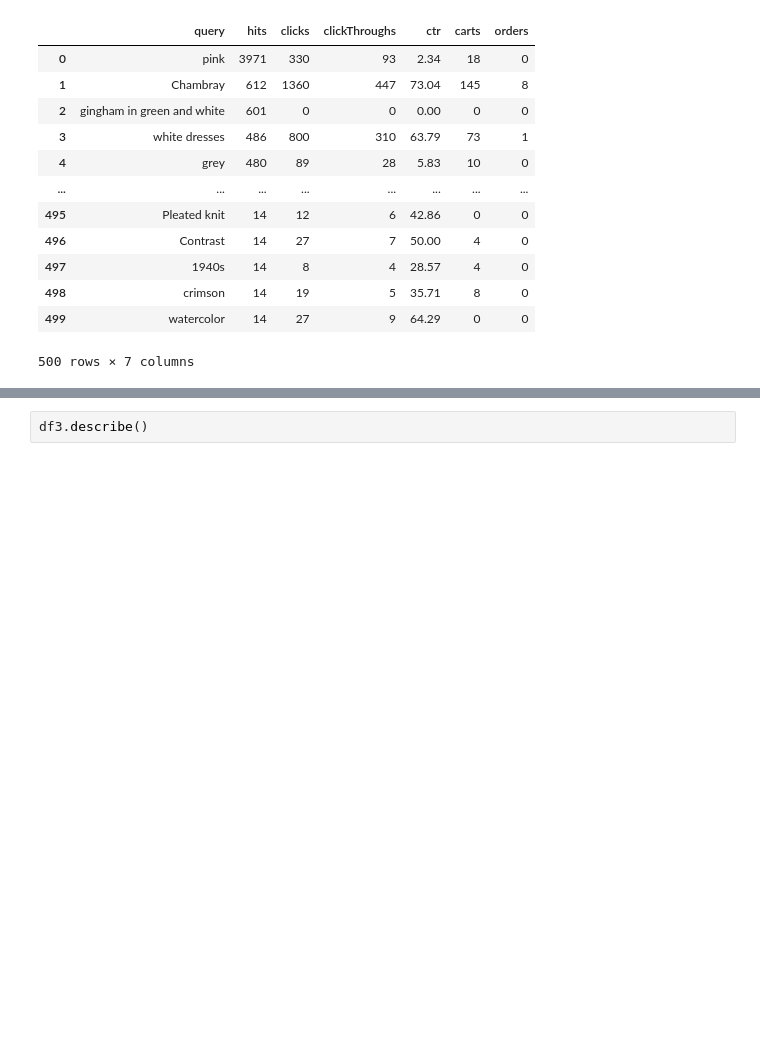
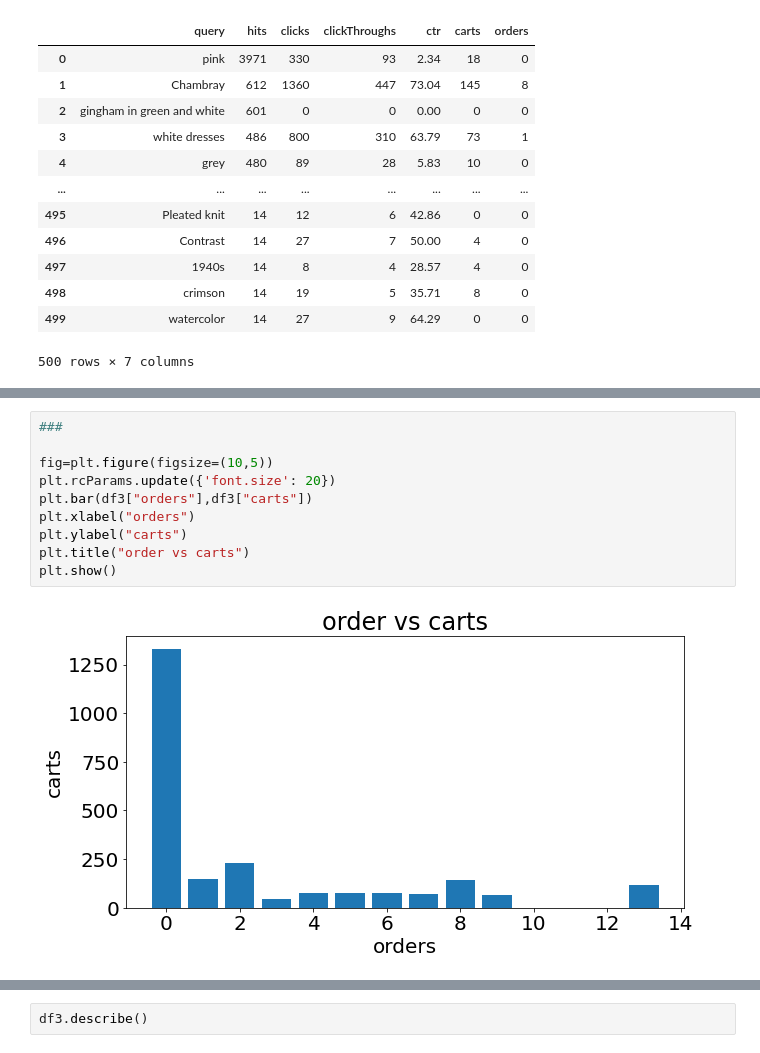
Before and after one commit to prashant0708/Data-Analytics-project, a Jupyter notebook: company raw data_Unbxd Query performance.ipynb, the cells around one changed output, grey strips where cells are left out. Saved outputs shown, nothing was run; the diff lists cells and outputs as text; blank space fills up the shorter version.

```diff
--- a/company raw data_Unbxd Query performance.ipynb
+++ b/company raw data_Unbxd Query performance.ipynb
@@ -54,0 +106,12 @@ There are no null values
+# %%
+###
+
+fig=plt.figure(figsize=(10,5))
+plt.rcParams.update({'font.size': 20})
+plt.bar(df3["orders"],df3["carts"])
+plt.xlabel("orders")
+plt.ylabel("carts")
+plt.title("order vs carts")
+plt.show()
+# %% [output]
+[figure, added]
```
Also changed, not shown: parts of 32 cells of this notebook, 5 other files.
